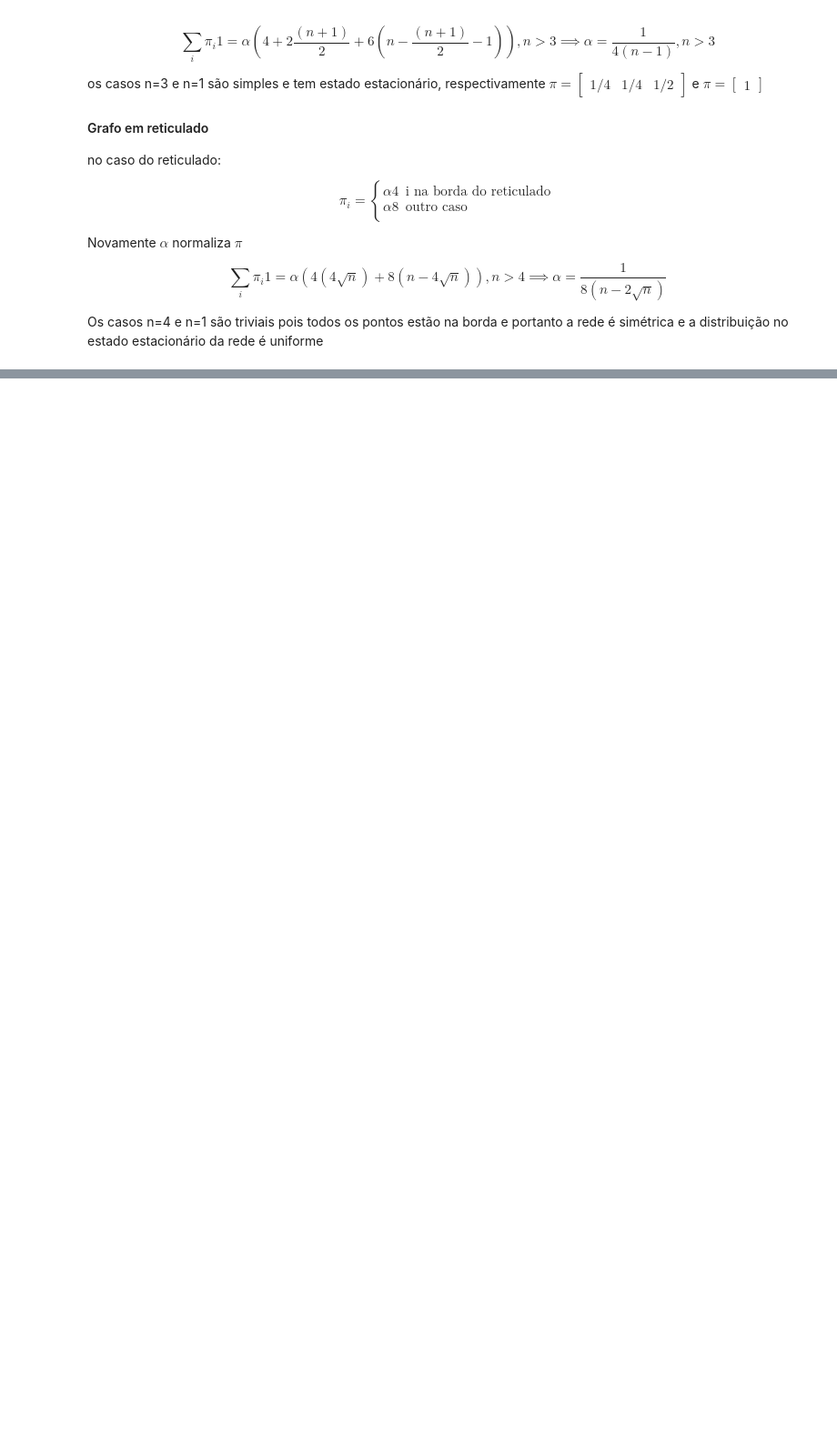
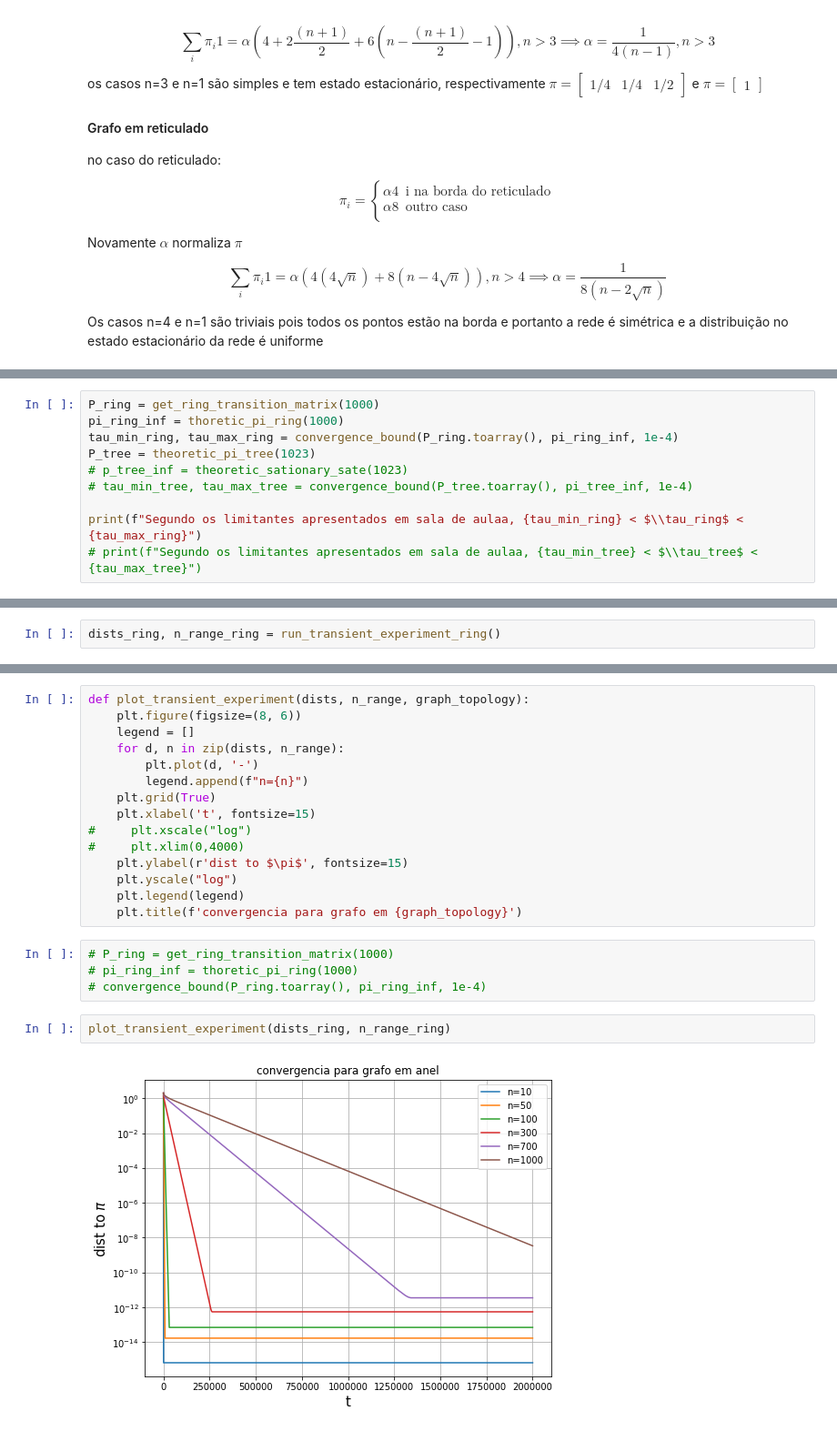
Before and after one commit to mtsz-thiago/mcmc, a Jupyter notebook: Lista04.ipynb, the cells around one changed output, grey strips where cells are left out. Shown: that part at 91% size. Drawn from its saved outputs; the diff is of its cells as text; blank space fills up the shorter version.

```diff
--- a/Lista04.ipynb
+++ b/Lista04.ipynb
@@ -320,0 +578,10 @@ Vou
+# %%
+P_ring = get_ring_transition_matrix(1000)
+pi_ring_inf = thoretic_pi_ring(1000)
+tau_min_ring, tau_max_ring = convergence_bound(P_ring.toarray(), pi_ring_inf, 1e-4)
+P_tree = theoretic_pi_tree(1023)
+# p_tree_inf = theoretic_sationary_sate(1023)
+# tau_min_tree, tau_max_tree = convergence_bound(P_tree.toarray(), pi_tree_inf, 1e-4)
+
+print(f"Segundo os limitantes apresentados em sala de aulaa, {tau_min_ring} < $\\tau_ring$ < {tau_max_ring}")
+# print(f"Segundo os limitantes apresentados em sala de aulaa, {tau_min_tree} < $\\tau_tree$ < {tau_max_tree}")
@@ -320,0 +637,2 @@ Vou
+# %%
+dists_ring, n_range_ring = run_transient_experiment_ring()
@@ -320,0 +648,23 @@ Vou
+# %%
+def plot_transient_experiment(dists, n_range, graph_topology):
+    plt.figure(figsize=(8, 6))
+    legend = []
+    for d, n in zip(dists, n_range):
+        plt.plot(d, '-')
+        legend.append(f"n={n}")
+    plt.grid(True)
+    plt.xlabel('t', fontsize=15)
+#     plt.xscale("log")
+#     plt.xlim(0,4000)
+    plt.ylabel(r'dist to $\pi$', fontsize=15)
+    plt.yscale("log")
+    plt.legend(legend)
+    plt.title(f'convergencia para grafo em {graph_topology}')
+# %%
+# P_ring = get_ring_transition_matrix(1000)
+# pi_ring_inf = thoretic_pi_ring(1000)
+# convergence_bound(P_ring.toarray(), pi_ring_inf, 1e-4)
+# %%
+plot_transient_experiment(dists_ring, n_range_ring)
+# %% [output]
+[figure, added]
```
Also changed, not shown: parts of 48 cells of this notebook.
